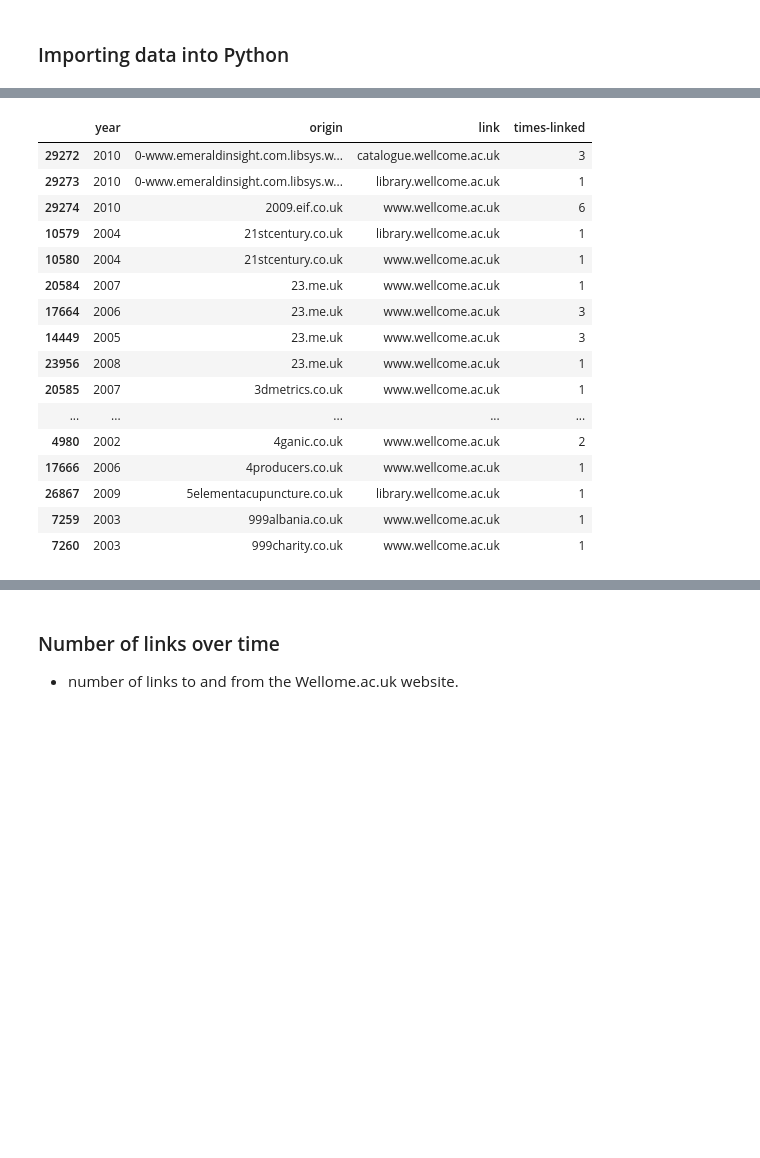
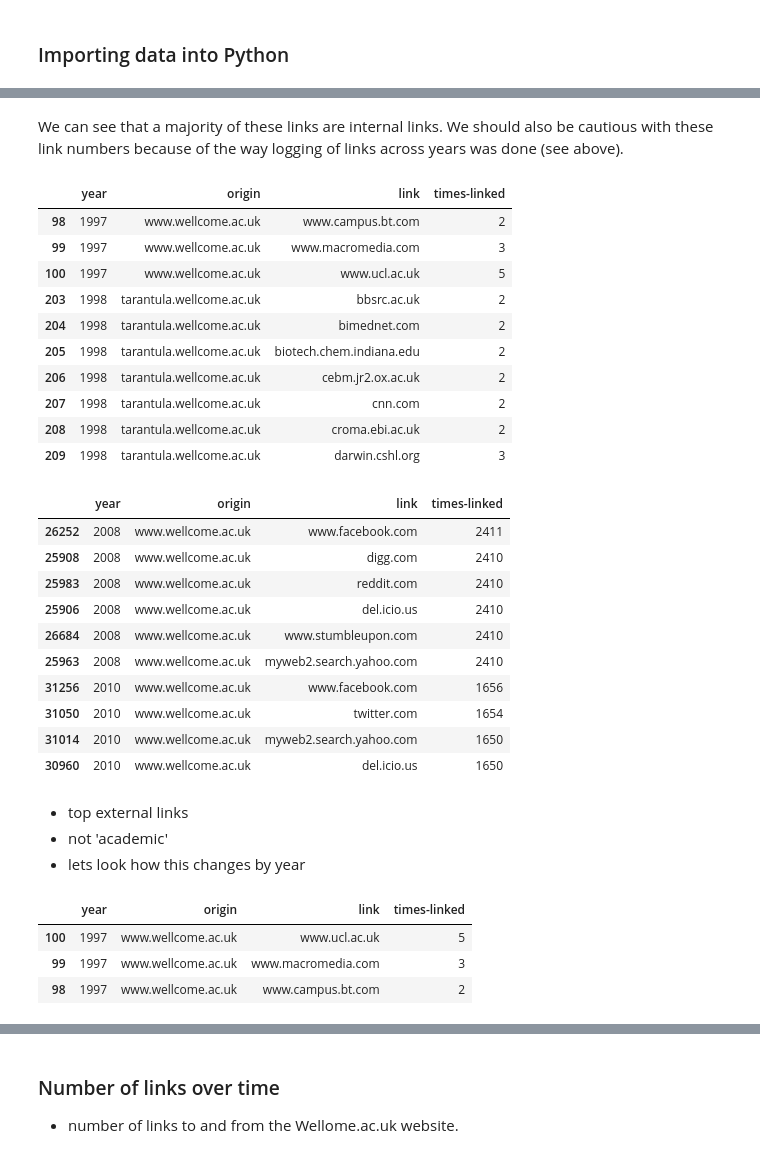
Before and after one commit to davanstrien/uk-web-archive-open-data-wellcome-project, a Jupyter notebook: Wellcome-linkage.ipynb, the cells around one changed output, grey strips where cells are left out. Drawn from its saved outputs; the diff is of its cells as text; code cells hidden in the pictures; blank space fills up the shorter version.

```diff
--- a/Wellcome-linkage.ipynb
+++ b/Wellcome-linkage.ipynb
@@ -73,20 +84,2 @@ wellcome_data.sort_values(by='times-linked', ascending=0)[:20]
-# %%
-wellcome_data.sort_values(by='origin', ascending=1)[:20]
-# %% [output]
-|  | year | origin | link | times-linked |
-| 29272 | 2010 | 0-www.emeraldinsight.com.libsys.w... | catalogue.wellcome.ac.uk | 3 |
-| 29273 | 2010 | 0-www.emeraldinsight.com.libsys.w... | library.wellcome.ac.uk | 1 |
-| 29274 | 2010 | 2009.eif.co.uk | www.wellcome.ac.uk | 6 |
-| 10579 | 2004 | 21stcentury.co.uk | library.wellcome.ac.uk | 1 |
-| 10580 | 2004 | 21stcentury.co.uk | www.wellcome.ac.uk | 1 |
-| 20584 | 2007 | 23.me.uk | www.wellcome.ac.uk | 1 |
-| 17664 | 2006 | 23.me.uk | www.wellcome.ac.uk | 3 |
-| 14449 | 2005 | 23.me.uk | www.wellcome.ac.uk | 3 |
-| 23956 | 2008 | 23.me.uk | www.wellcome.ac.uk | 1 |
-| 20585 | 2007 | 3dmetrics.co.uk | www.wellcome.ac.uk | 1 |
-| ... | ... | ... | ... | ... |
-| 4980 | 2002 | 4ganic.co.uk | www.wellcome.ac.uk | 2 |
-| 17666 | 2006 | 4producers.co.uk | www.wellcome.ac.uk | 1 |
-| 26867 | 2009 | 5elementacupuncture.co.uk | library.wellcome.ac.uk | 1 |
-| 7259 | 2003 | 999albania.co.uk | www.wellcome.ac.uk | 1 |
-| 7260 | 2003 | 999charity.co.uk | www.wellcome.ac.uk | 1 |
+# %% [markdown]
+We can see that a majority of these links are internal links. We should also be cautious with these link numbers because of the way logging of links across years was done (see above).
@@ -92,0 +96,40 @@ wellcome_data.sort_values(by='origin', ascending=1)[:20]
+# %%
+wellcome_external_links = wellcome_data[not_internal_link]
+wellcome_external_links.head(10)
+# %% [output]
+|  | year | origin | link | times-linked |
+| 98 | 1997 | www.wellcome.ac.uk | www.campus.bt.com | 2 |
+| 99 | 1997 | www.wellcome.ac.uk | www.macromedia.com | 3 |
+| 100 | 1997 | www.wellcome.ac.uk | www.ucl.ac.uk | 5 |
+| 203 | 1998 | tarantula.wellcome.ac.uk | bbsrc.ac.uk | 2 |
+| 204 | 1998 | tarantula.wellcome.ac.uk | bimednet.com | 2 |
+| 205 | 1998 | tarantula.wellcome.ac.uk | biotech.chem.indiana.edu | 2 |
+| 206 | 1998 | tarantula.wellcome.ac.uk | cebm.jr2.ox.ac.uk | 2 |
+| 207 | 1998 | tarantula.wellcome.ac.uk | cnn.com | 2 |
+| 208 | 1998 | tarantula.wellcome.ac.uk | croma.ebi.ac.uk | 2 |
+| 209 | 1998 | tarantula.wellcome.ac.uk | darwin.cshl.org | 3 |
+# %%
+wellcome_external_links.sort_values(by="times-linked", ascending=0)[:10]
+# %% [output]
+|  | year | origin | link | times-linked |
+| 26252 | 2008 | www.wellcome.ac.uk | www.facebook.com | 2411 |
+| 25908 | 2008 | www.wellcome.ac.uk | digg.com | 2410 |
+| 25983 | 2008 | www.wellcome.ac.uk | reddit.com | 2410 |
+| 25906 | 2008 | www.wellcome.ac.uk | del.icio.us | 2410 |
+| 26684 | 2008 | www.wellcome.ac.uk | www.stumbleupon.com | 2410 |
+| 25963 | 2008 | www.wellcome.ac.uk | myweb2.search.yahoo.com | 2410 |
+| 31256 | 2010 | www.wellcome.ac.uk | www.facebook.com | 1656 |
+| 31050 | 2010 | www.wellcome.ac.uk | twitter.com | 1654 |
+| 31014 | 2010 | www.wellcome.ac.uk | myweb2.search.yahoo.com | 1650 |
+| 30960 | 2010 | www.wellcome.ac.uk | del.icio.us | 1650 |
+# %% [markdown]
+* top external links
+* not 'academic'
+* lets look how this changes by year
+# %%
+wellcome_external_links[wellcome_external_links.year==1997].sort_values(by="times-linked", ascending=0)
+# %% [output]
+|  | year | origin | link | times-linked |
+| 100 | 1997 | www.wellcome.ac.uk | www.ucl.ac.uk | 5 |
+| 99 | 1997 | www.wellcome.ac.uk | www.macromedia.com | 3 |
+| 98 | 1997 | www.wellcome.ac.uk | www.campus.bt.com | 2 |
```
Also changed, not shown: parts of 23 cells of this notebook.
